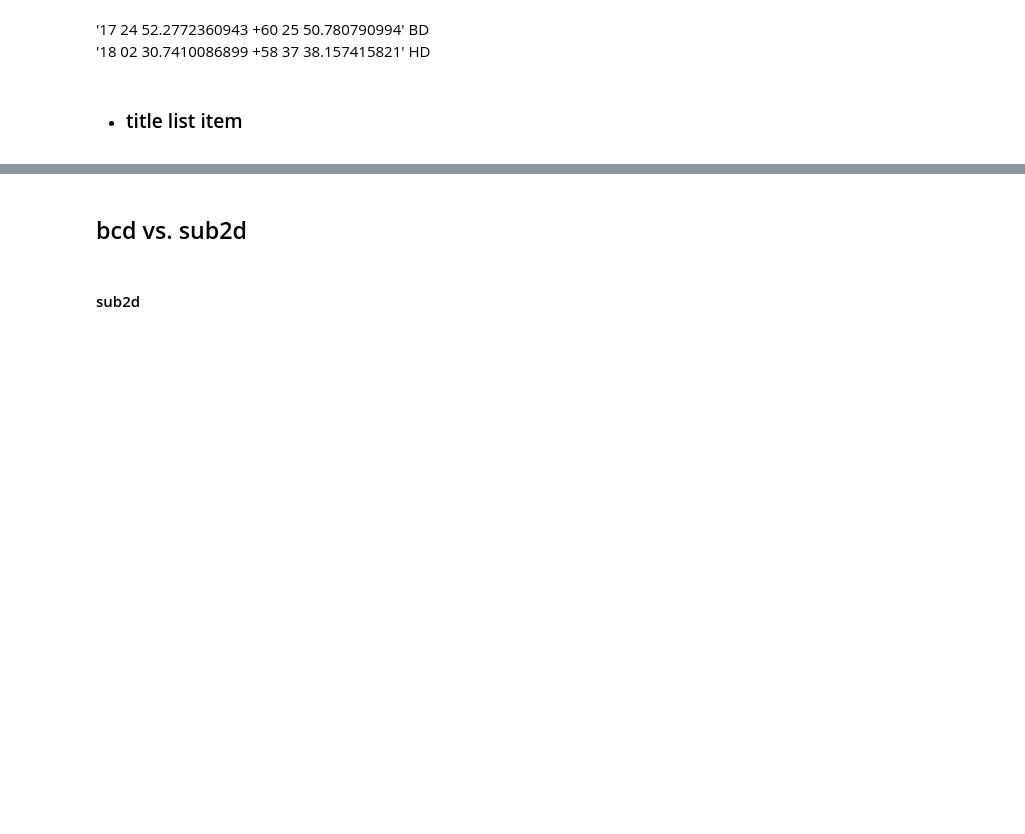
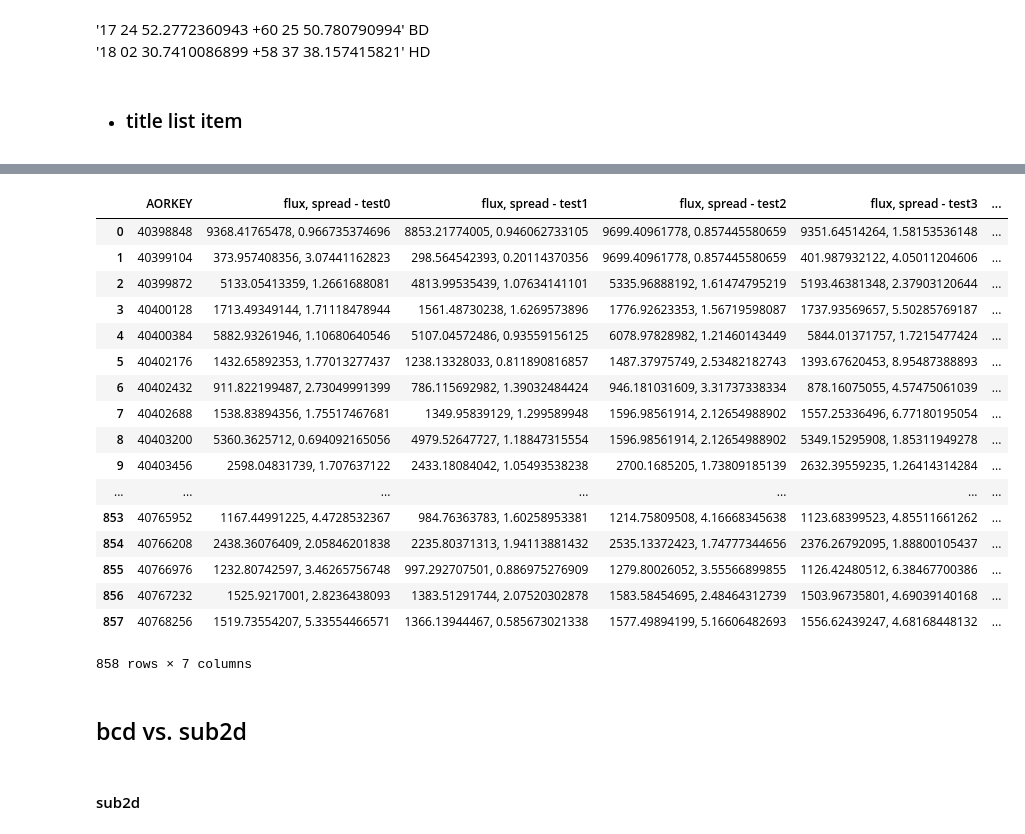
Before and after one commit to eas342/IRAC_photometry, a Jupyter notebook: Experiments/Code Testing.ipynb, the cells around one changed output, grey strips where cells are left out. Cells and saved outputs as stored; diff of their text form; code cells hidden in the pictures; blank space fills up the shorter version.

```diff
--- a/Experiments/Code Testing.ipynb
+++ b/Experiments/Code Testing.ipynb
@@ -29,0 +74,10 @@ plt.rcParams['figure.figsize'] = (10,8)
+# %%
+def right_cols(df, tab):
+    new_flux = 'flux' + tab
+    new_spread = 'spread' + tab
+    new_col = 'flux, spread - test%s' % tab
+    df = df.rename(columns={'Flux (mJy)': new_flux, 'Spread (%)': new_spread})
+    df = df.astype(str)
+    df[new_col] = df[new_flux] + ', ' + df[new_spread]
+    return df[['AORKEY', new_col]]
+right_cols(test0, '1').head()
@@ -29,0 +91,26 @@ plt.rcParams['figure.figsize'] = (10,8)
+# %%
+tabA = right_cols(test0, '0').astype(str)
+for i in range(5):
+    tabB = right_cols(globals()['test%i' % (i+1)], str(i+1)).astype(str)
+    new1 = pd.merge(tabA, tabB, on = 'AORKEY')
+    tabA = new1
+new1
+# %% [output]
+|  | AORKEY | flux, spread - test0 | flux, spread - test1 | flux, spread - test2 | flux, spread - test3 | ... |
+| 0 | 40398848 | 9368.41765478, 0.966735374696 | 8853.21774005, 0.946062733105 | 9699.40961778, 0.857445580659 | 9351.64514264, 1.58153536148 | ... |
+| 1 | 40399104 | 373.957408356, 3.07441162823 | 298.564542393, 0.20114370356 | 9699.40961778, 0.857445580659 | 401.987932122, 4.05011204606 | ... |
+| 2 | 40399872 | 5133.05413359, 1.2661688081 | 4813.99535439, 1.07634141101 | 5335.96888192, 1.61474795219 | 5193.46381348, 2.37903120644 | ... |
+| 3 | 40400128 | 1713.49349144, 1.71118478944 | 1561.48730238, 1.6269573896 | 1776.92623353, 1.56719598087 | 1737.93569657, 5.50285769187 | ... |
+| 4 | 40400384 | 5882.93261946, 1.10680640546 | 5107.04572486, 0.93559156125 | 6078.97828982, 1.21460143449 | 5844.01371757, 1.7215477424 | ... |
+| 5 | 40402176 | 1432.65892353, 1.77013277437 | 1238.13328033, 0.811890816857 | 1487.37975749, 2.53482182743 | 1393.67620453, 8.95487388893 | ... |
+| 6 | 40402432 | 911.822199487, 2.73049991399 | 786.115692982, 1.39032484424 | 946.181031609, 3.31737338334 | 878.16075055, 4.57475061039 | ... |
+| 7 | 40402688 | 1538.83894356, 1.75517467681 | 1349.95839129, 1.299589948 | 1596.98561914, 2.12654988902 | 1557.25336496, 6.77180195054 | ... |
+| 8 | 40403200 | 5360.3625712, 0.694092165056 | 4979.52647727, 1.18847315554 | 1596.98561914, 2.12654988902 | 5349.15295908, 1.85311949278 | ... |
+| 9 | 40403456 | 2598.04831739, 1.707637122 | 2433.18084042, 1.05493538238 | 2700.1685205, 1.73809185139 | 2632.39559235, 1.26414314284 | ... |
+| ... | ... | ... | ... | ... | ... | ... |
+| 853 | 40765952 | 1167.44991225, 4.4728532367 | 984.76363783, 1.60258953381 | 1214.75809508, 4.16668345638 | 1123.68399523, 4.85511661262 | ... |
+| 854 | 40766208 | 2438.36076409, 2.05846201838 | 2235.80371313, 1.94113881432 | 2535.13372423, 1.74777344656 | 2376.26792095, 1.88800105437 | ... |
+| 855 | 40766976 | 1232.80742597, 3.46265756748 | 997.292707501, 0.886975276909 | 1279.80026052, 3.55566899855 | 1126.42480512, 6.38467700386 | ... |
+| 856 | 40767232 | 1525.9217001, 2.8236438093 | 1383.51291744, 2.07520302878 | 1583.58454695, 2.48464312739 | 1503.96735801, 4.69039140168 | ... |
+| 857 | 40768256 | 1519.73554207, 5.33554466571 | 1366.13944467, 0.585673021338 | 1577.49894199, 5.16606482693 | 1556.62439247, 4.68168448132 | ... |
+858 rows × 7 columns
```
Also changed, not shown: parts of 7 cells of this notebook, 11 other files.
